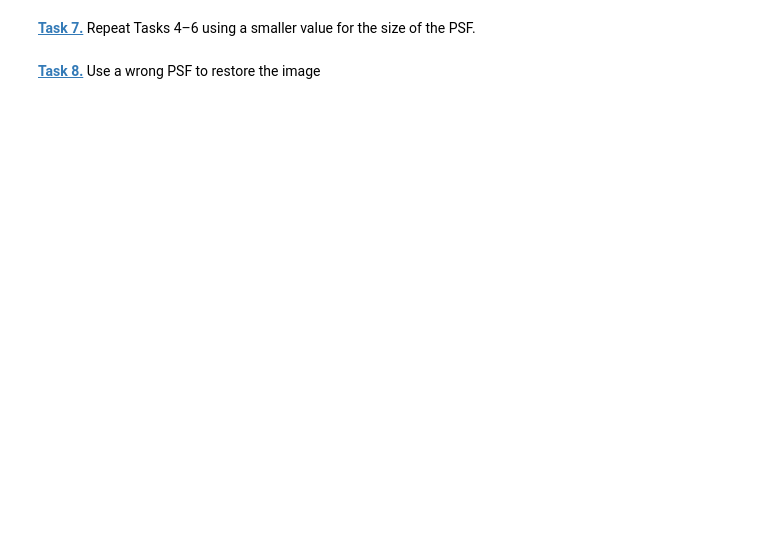
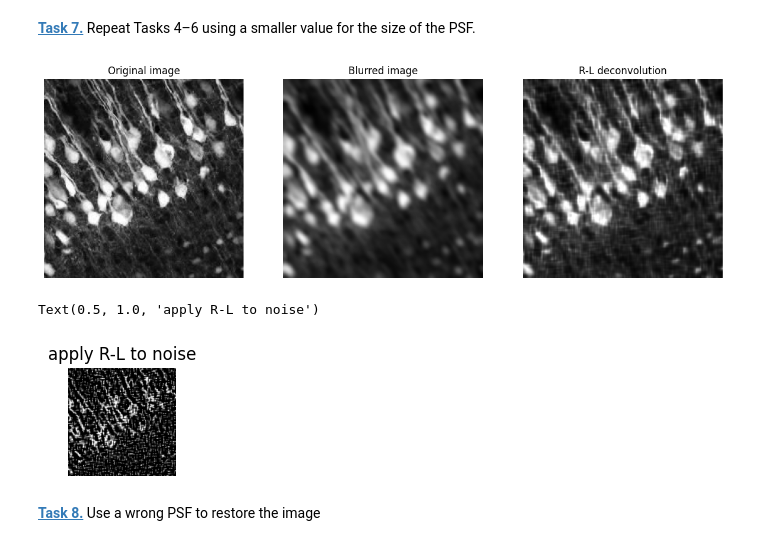
Before and after one commit to PhilippScheulen/philipp-does-fun-hacker-stuff, a Jupyter notebook: deconvolution.ipynb, the cells around one changed output. Drawn from its saved outputs; the diff is of its cells as text; code cells hidden in the pictures; blank space fills up the shorter version.

```diff
--- a/deconvolution.ipynb
+++ b/deconvolution.ipynb
@@ -106,4 +128,37 @@ noise = noise / reduce_factor
 # %% [markdown]
 **[Task 7.]()** Repeat Tasks 4–6 using a smaller value for the size of the PSF.
+# %%
+psf_size = 10
+psf = np.ones((psf_size, psf_size)) / psf_size ** 2
+
+apply_richard_psf = richardson_lucy_deconvolution(img_psf,psf,100)
+apply_richard_noise = richardson_lucy_deconvolution(noise_RL,psf,100)
+apply_wiener = wiener(img_psf, psf, balance=2, clip=True)
+gaus_blurred_image = conv(img,gaus,mode = "same", boundary="symm")
+
+
+
+plt.figure(figsize=(20,20))
+plt.subplot(1, 4, 1)
+plt.axis('off')
+plt.imshow(img, 'gray')
+plt.title('Original image')
+plt.subplot(1, 4, 2)
+plt.axis('off')
+plt.imshow(gaus_blurred_image, 'gray')
+plt.title('Blurred image')
+plt.subplot(1, 4, 3)
+plt.axis('off')
+plt.imshow(apply_richard_psf, 'gray')
+plt.title('R-L deconvolution')
+plt.show()
+plt.subplot(1,4,4)
+plt.axis("off")
+plt.imshow(apply_richard_noise,"grey")
+plt.title("apply R-L to noise")
+# %% [output]
+[figure, added]
+Text(0.5, 1.0, 'apply R-L to noise')
+[figure, added]
 # %% [markdown]
 **[Task 8.]()** Use a wrong PSF to restore the image
```
Also changed, not shown: parts of 8 cells of this notebook.
